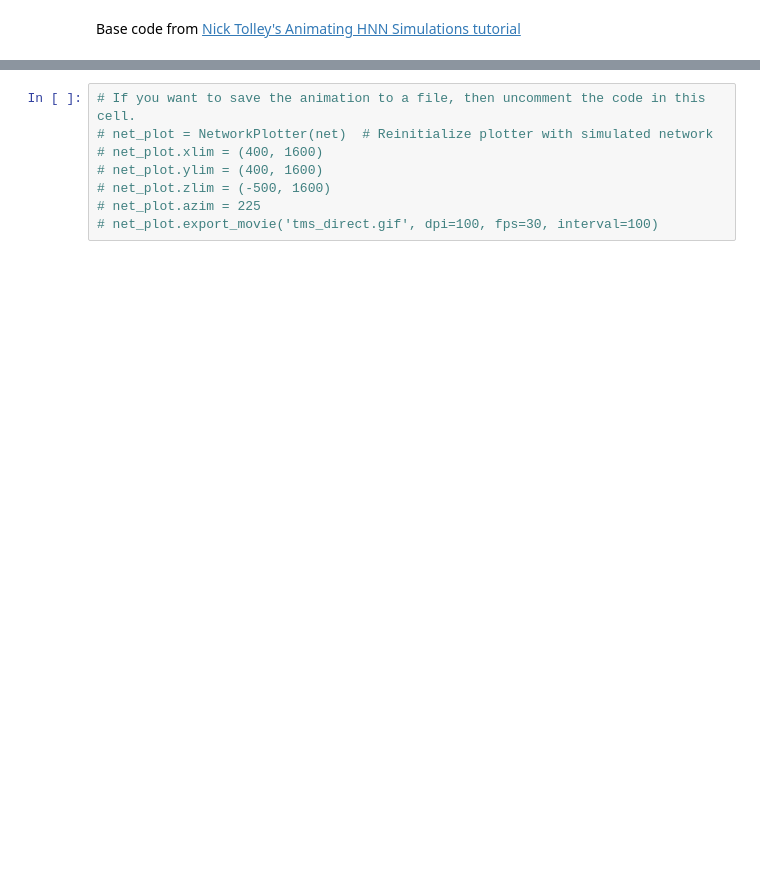
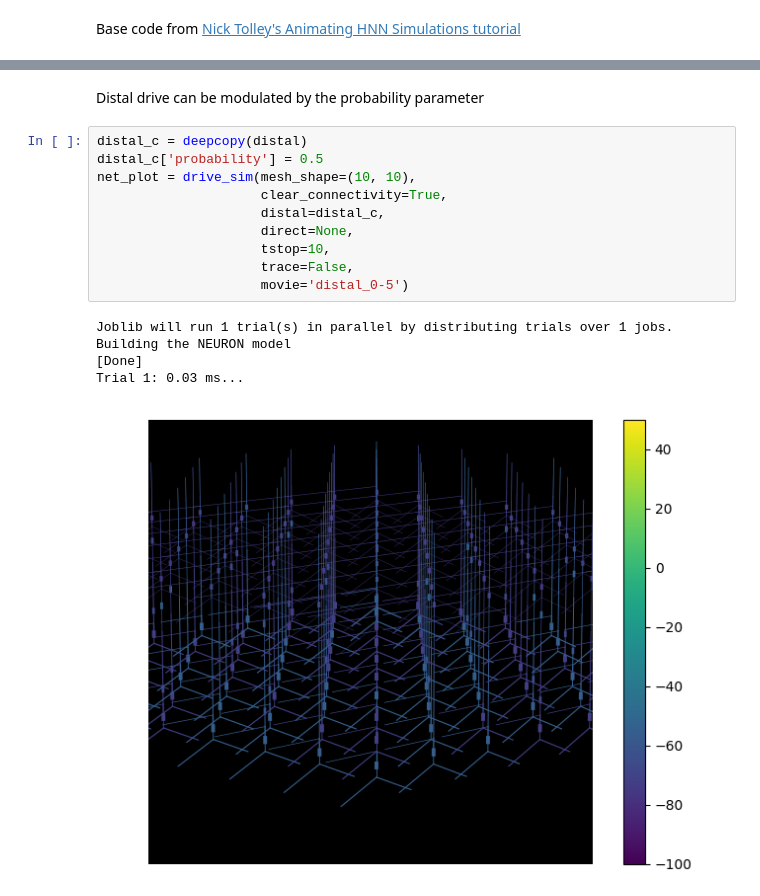
Before and after one commit to jtajchman/hnn_tms_direct, a Jupyter notebook: branch_scripts/direct_tms_verification.ipynb, the cells around one changed output, grey strips where cells are left out. Drawn from its saved outputs; the diff is of its cells as text; blank space fills up the shorter version.

```diff
--- a/branch_scripts/direct_tms_verification.ipynb
+++ b/branch_scripts/direct_tms_verification.ipynb
@@ -118,8 +120,18 @@ Trial 1: 40.0 ms...
-# %%
-# If you want to save the animation to a file, then uncomment the code in this cell.
-# net_plot = NetworkPlotter(net)  # Reinitialize plotter with simulated network
-# net_plot.xlim = (400, 1600)
-# net_plot.ylim = (400, 1600)
-# net_plot.zlim = (-500, 1600)
-# net_plot.azim = 225
-# net_plot.export_movie('tms_direct.gif', dpi=100, fps=30, interval=100)
+# %% [markdown]
+Distal drive can be modulated by the probability parameter
+# %%
+distal_c = deepcopy(distal)
+distal_c['probability'] = 0.5
+net_plot = drive_sim(mesh_shape=(10, 10),
+                     clear_connectivity=True,
+                     distal=distal_c,
+                     direct=None,
+                     tstop=10,
+                     trace=False,
+                     movie='distal_0-5')
+# %% [output]
+Joblib will run 1 trial(s) in parallel by distributing trials over 1 jobs.
+Building the NEURON model
+[Done]
+Trial 1: 0.03 ms...
+[figure, added]
```
Also changed, not shown: parts of 24 cells of this notebook, 4 other files.
